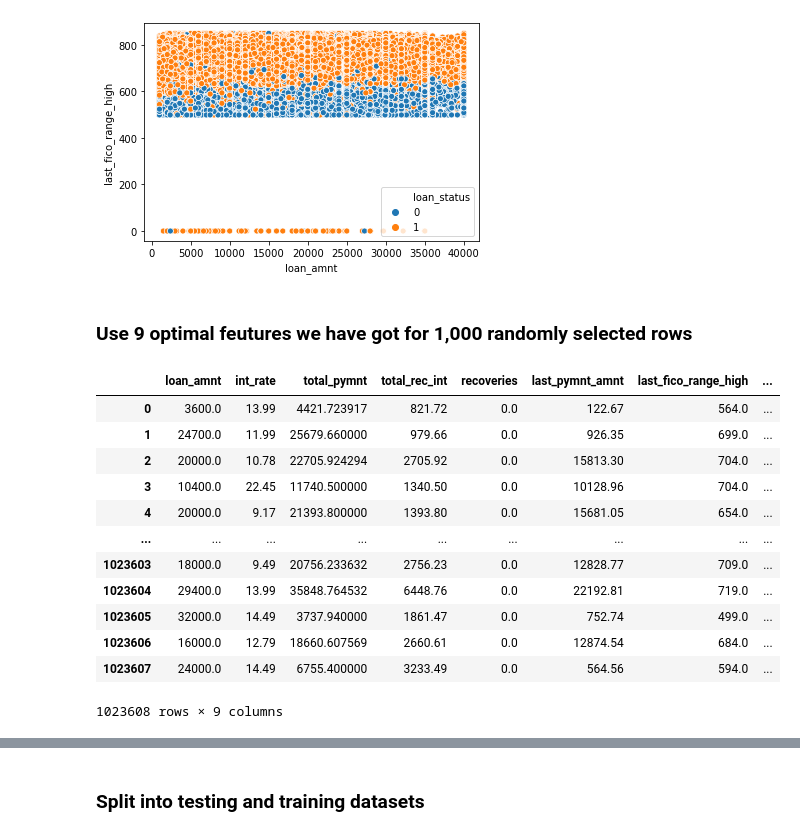
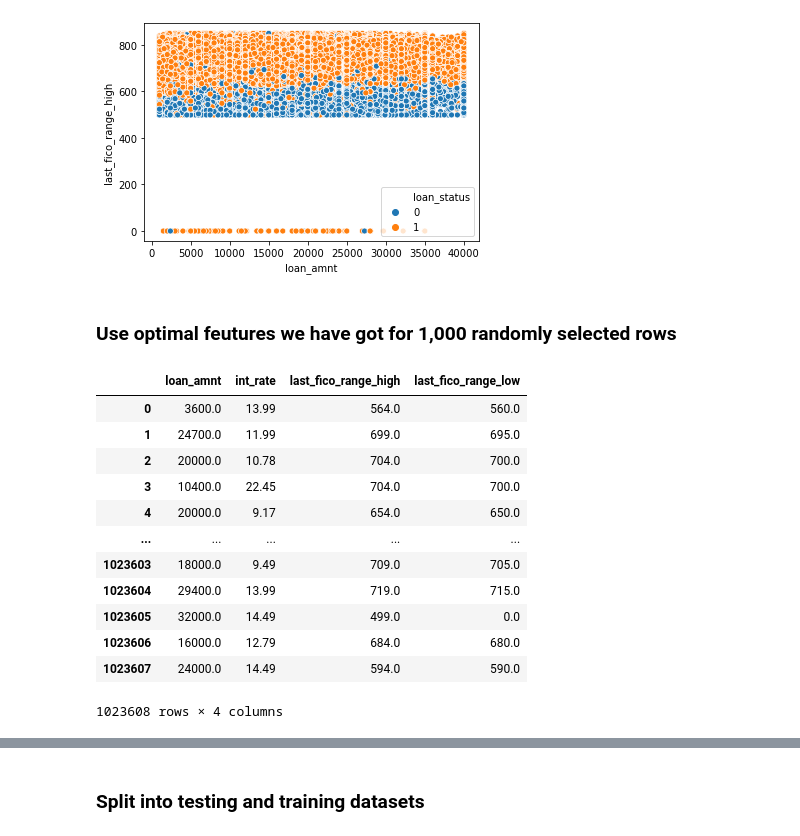
Before and after one commit to natakatch/Springboard, a Jupyter notebook: Capstone two/Notebooks/lending_data_5_Modeling.ipynb, the cells around one changed output, grey strips where cells are left out. Cells and saved outputs as stored; diff of their text form; code cells hidden in the pictures.

```diff
--- a/Capstone two/Notebooks/lending_data_5_Modeling.ipynb
+++ b/Capstone two/Notebooks/lending_data_5_Modeling.ipynb
@@ -177,0 +194,6 @@ XR1000[XR1000.columns]
+# %%
+XR1000 = XR1000.drop('debt_settlement_flag_N', axis=1)
+XR1000 = XR1000.drop('total_pymnt', axis=1)
+XR1000 = XR1000.drop('last_pymnt_amnt', axis=1)
+XR1000 = XR1000.drop('recoveries', axis=1)
+XR1000 = XR1000.drop('total_rec_int', axis=1)
@@ -228,22 +279,22 @@ sns.scatterplot(x= "loan_amnt", y="last_fico_range_high",  hue = "loan_status",
 <matplotlib.axes._subplots.AxesSubplot at 0x...>
 [figure]
 # %% [markdown]
-### Use 9 optimal feutures we have got for 1,000 randomly selected rows
+### Use optimal feutures we have got for 1,000 randomly selected rows
 # %%
-X9 = X[XR1000.columns]
-X9
+XR = X[XR1000.columns]
+XR
 # %% [output]
-|  | loan_amnt | int_rate | total_pymnt | total_rec_int | recoveries | last_pymnt_amnt | last_fico_range_high | ... |
-| 0 | 3600.0 | 13.99 | 4421.723917 | 821.72 | 0.0 | 122.67 | 564.0 | ... |
-| 1 | 24700.0 | 11.99 | 25679.660000 | 979.66 | 0.0 | 926.35 | 699.0 | ... |
-| 2 | 20000.0 | 10.78 | 22705.924294 | 2705.92 | 0.0 | 15813.30 | 704.0 | ... |
-| 3 | 10400.0 | 22.45 | 11740.500000 | 1340.50 | 0.0 | 10128.96 | 704.0 | ... |
-| 4 | 20000.0 | 9.17 | 21393.800000 | 1393.80 | 0.0 | 15681.05 | 654.0 | ... |
-| ... | ... | ... | ... | ... | ... | ... | ... | ... |
-| 1023603 | 18000.0 | 9.49 | 20756.233632 | 2756.23 | 0.0 | 12828.77 | 709.0 | ... |
-| 1023604 | 29400.0 | 13.99 | 35848.764532 | 6448.76 | 0.0 | 22192.81 | 719.0 | ... |
-| 1023605 | 32000.0 | 14.49 | 3737.940000 | 1861.47 | 0.0 | 752.74 | 499.0 | ... |
-| 1023606 | 16000.0 | 12.79 | 18660.607569 | 2660.61 | 0.0 | 12874.54 | 684.0 | ... |
-| 1023607 | 24000.0 | 14.49 | 6755.400000 | 3233.49 | 0.0 | 564.56 | 594.0 | ... |
+|  | loan_amnt | int_rate | last_fico_range_high | last_fico_range_low |
+| 0 | 3600.0 | 13.99 | 564.0 | 560.0 |
+| 1 | 24700.0 | 11.99 | 699.0 | 695.0 |
+| 2 | 20000.0 | 10.78 | 704.0 | 700.0 |
+| 3 | 10400.0 | 22.45 | 704.0 | 700.0 |
+| 4 | 20000.0 | 9.17 | 654.0 | 650.0 |
+| ... | ... | ... | ... | ... |
+| 1023603 | 18000.0 | 9.49 | 709.0 | 705.0 |
+| 1023604 | 29400.0 | 13.99 | 719.0 | 715.0 |
+| 1023605 | 32000.0 | 14.49 | 499.0 | 0.0 |
+| 1023606 | 16000.0 | 12.79 | 684.0 | 680.0 |
+| 1023607 | 24000.0 | 14.49 | 594.0 | 590.0 |
-1023608 rows × 9 columns
+1023608 rows × 4 columns
 # %%
```
Also changed, not shown: parts of 49 cells of this notebook.
